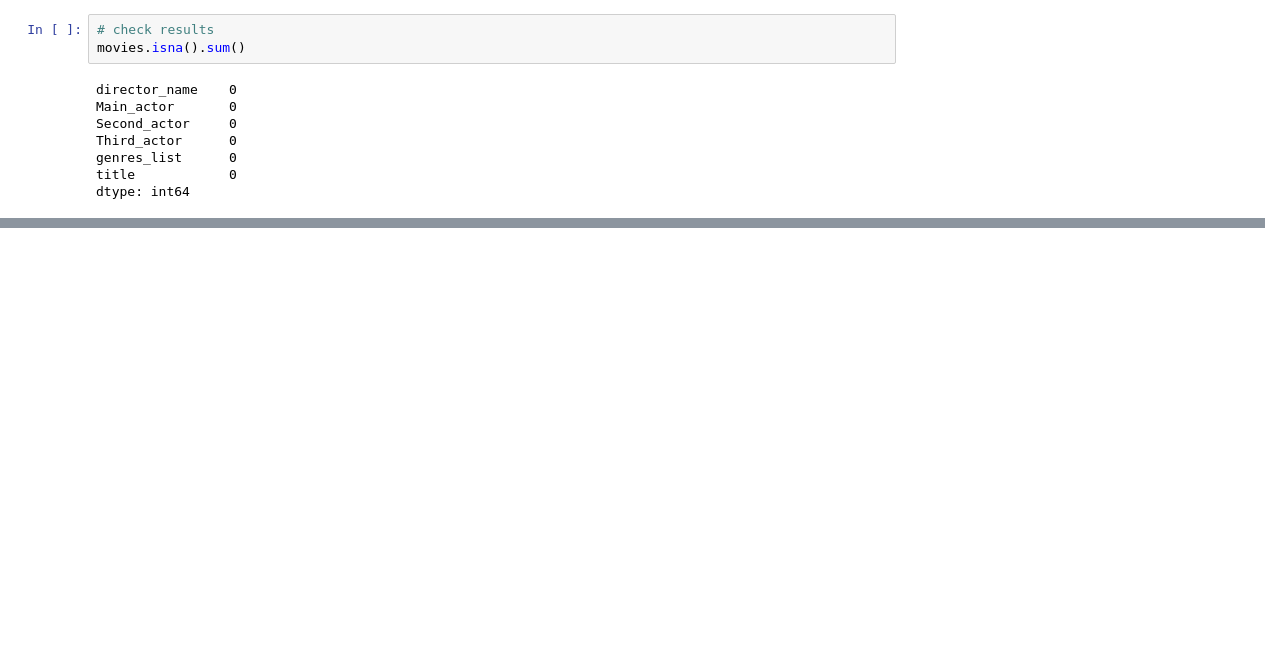
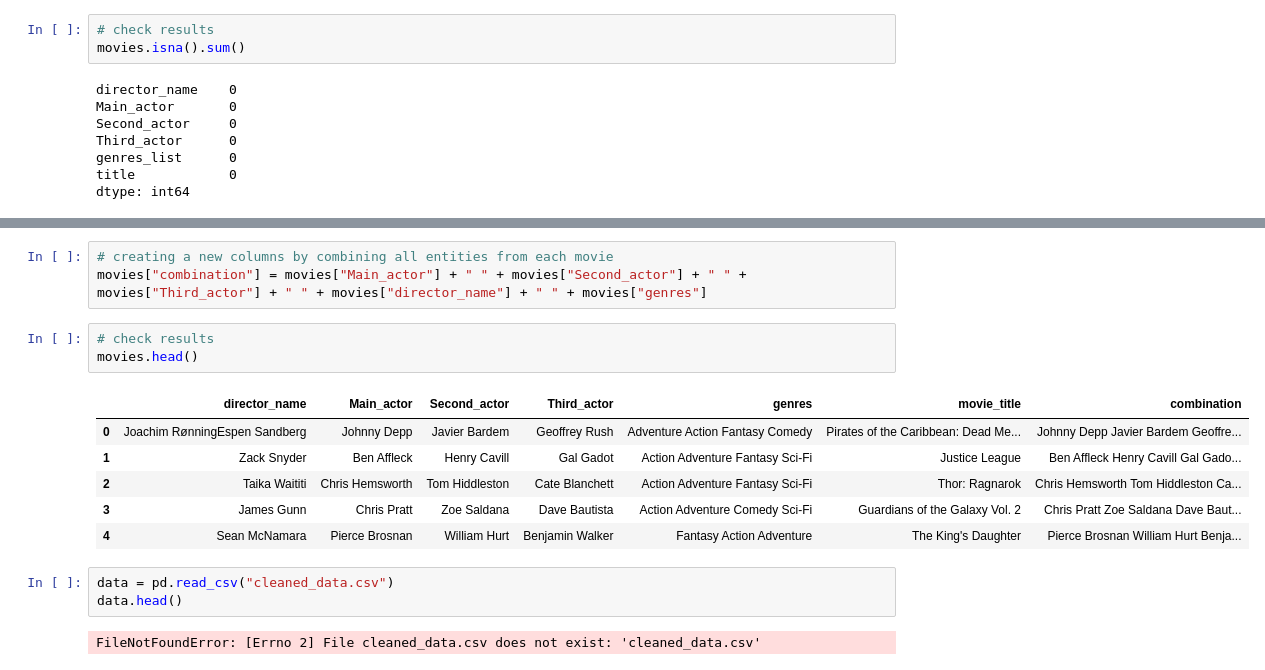
Before and after one commit to code-JOA/Movie-Reviews-Sentiment-Analysis, a Jupyter notebook: 02.Preprocessing.ipynb, the cells around one changed output, grey strips where cells are left out. Cells and saved outputs as stored; diff of their text form; blank space fills up the shorter version.

Commit message:
first preprocessing finally clean

```diff
--- a/02.Preprocessing.ipynb
+++ b/02.Preprocessing.ipynb
@@ -285,0 +306,18 @@ dtype: int64
+# %%
+# creating a new columns by combining all entities from each movie
+movies["combination"] = movies["Main_actor"] + " " + movies["Second_actor"] + " " + movies["Third_actor"] + " " + movies["director_name"] + " " + movies["genres"]
+# %%
+# check results
+movies.head()
+# %% [output]
+|  | director_name | Main_actor | Second_actor | Third_actor | genres | movie_title | combination |
+| 0 | Joachim RønningEspen Sandberg | Johnny Depp | Javier Bardem | Geoffrey Rush | Adventure Action Fantasy Comedy | Pirates of the Caribbean: Dead Me... | Johnny Depp Javier Bardem Geoffre... |
+| 1 | Zack Snyder | Ben Affleck | Henry Cavill | Gal Gadot | Action Adventure Fantasy Sci-Fi | Justice League | Ben Affleck Henry Cavill Gal Gado... |
+| 2 | Taika Waititi | Chris Hemsworth | Tom Hiddleston | Cate Blanchett | Action Adventure Fantasy Sci-Fi | Thor: Ragnarok | Chris Hemsworth Tom Hiddleston Ca... |
+| 3 | James Gunn | Chris Pratt | Zoe Saldana | Dave Bautista | Action Adventure Comedy Sci-Fi | Guardians of the Galaxy Vol. 2 | Chris Pratt Zoe Saldana Dave Baut... |
+| 4 | Sean McNamara | Pierce Brosnan | William Hurt | Benjamin Walker | Fantasy Action Adventure | The King's Daughter | Pierce Brosnan William Hurt Benja... |
+# %%
+data = pd.read_csv("cleaned_data.csv")
+data.head()
+# %% [output]
+FileNotFoundError: [Errno 2] File cleaned_data.csv does not exist: 'cleaned_data.csv'
```
Also changed, not shown: parts of 2 cells of this notebook, 2 other files.
